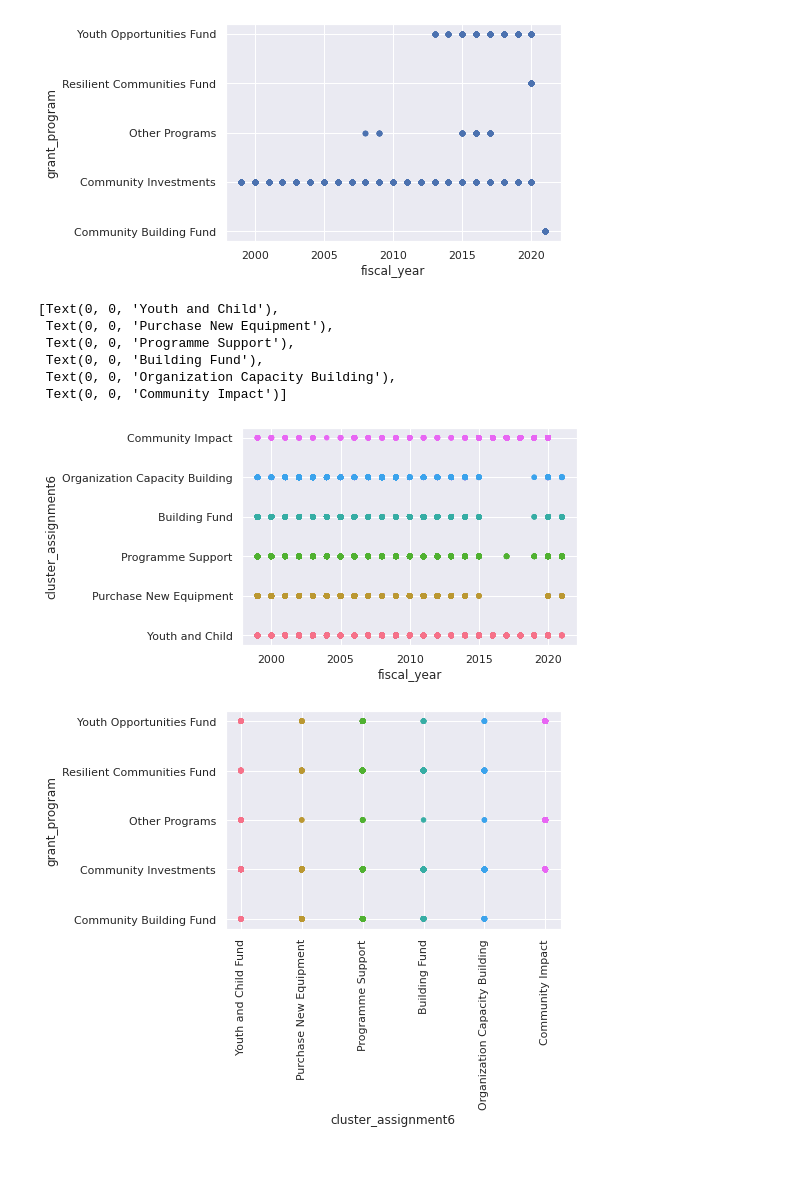
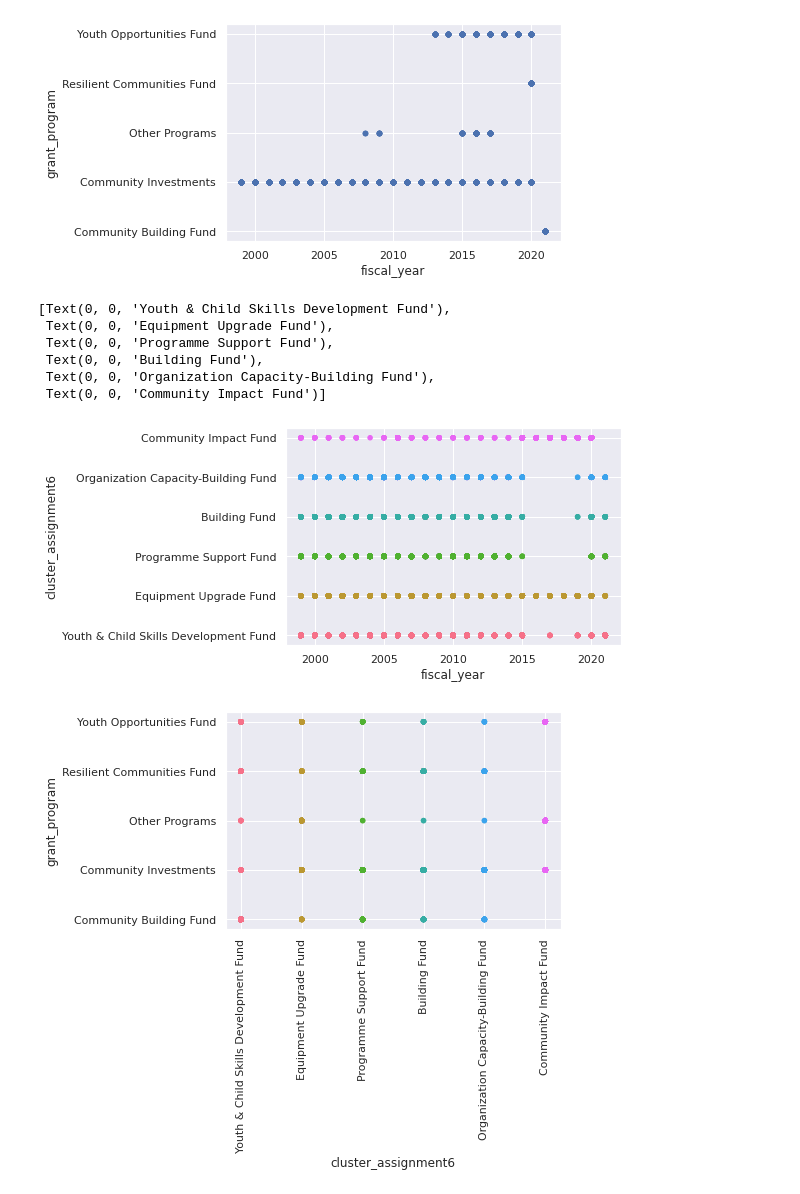
Before and after one commit to lalmaraz/otf_grants, a Jupyter notebook: Revised_INF_2179_Group_Project.ipynb, the cells around one changed output. Cells and saved outputs as stored; diff of their text form; code cells hidden in the pictures; blank space fills up the shorter version.

```diff
--- a/Revised_INF_2179_Group_Project.ipynb
+++ b/Revised_INF_2179_Group_Project.ipynb
@@ -520,7 +483,9 @@ if recompute:
     k_model3.fit(Extracted_Features_scaled)
     cluster_assignment3 = k_model3.predict(Extracted_Features_scaled)
     clusters3=Extracted_Features_scaled.groupby(cluster_assignment3).mean()
-    clusters3
+
+    cluster_assignment3=pd.DataFrame(cluster_assignment3)
+    cluster_assignment3.to_csv('cluster_assignment3.csv', index=False)
 
     clusters_index3 = pd.Series(range(3))
     clusters3['clusters3']=clusters_index3
@@ -538,6 +503,14 @@ if recompute:
     #sort data by clusters and weights
     clusters3=clusters3.sort_values(by=['clusters3','weights'], ascending=[True,False])
     clusters3.to_csv('clusters3.csv', index=False)
-    clusters3
+    clusters3_top5 = clusters3.groupby(["clusters3"]).apply(lambda x: x.sort_values(["weights"], ascending = False)).reset_index(drop=True)
+    clusters3_top5=clusters3_top5.groupby('clusters3').head(5)
+    clusters3_top5.to_csv('clusters3_top5.csv', index=False)
+    clusters3_top5
+
 else:
     clusters3 = pd.read_csv('clusters3.csv')
+    clusters3_top5 = pd.read_csv('clusters3_top5.csv')
+    clusters3_top5
+
+clusters3_top5
@@ -574,7 +543,9 @@ if recompute:
     k_model4.fit(Extracted_Features_scaled)
     cluster_assignment4 = k_model4.predict(Extracted_Features_scaled)
     clusters4=Extracted_Features_scaled.groupby(cluster_assignment4).mean()
-    clusters4
+
+    cluster_assignment4=pd.DataFrame(cluster_assignment4)
+    cluster_assignment4.to_csv('cluster_assignment4.csv', index=False)
 
     clusters_index4 = pd.Series(range(4))
     clusters4['clusters4']=clusters_index4
@@ -589,9 +560,16 @@ if recompute:
     #reset index
     clusters4 = clusters4.reset_index()
 
-    #sort data by clusters and weights
+    #sort data by clusters and weights in decending order
     clusters4=clusters4.sort_values(by=['clusters4','weights'], ascending=[True,False])
     clusters4.to_csv('clusters4.csv', index=False)
-    clusters4
+    clusters4_top5 = clusters4.groupby(["clusters4"]).apply(lambda x: x.sort_values(["weights"], ascending = False)).reset_index(drop=True)
+    clusters4_top5=clusters4_top5.groupby('clusters4').head(5)
+    clusters4_top5.to_csv('clusters4_top5.csv', index=False)
+    clusters4_top5
+
 else:
     clusters4 = pd.read_csv('clusters4.csv')
+    clusters4_top5 = pd.read_csv('clusters4_top5.csv')
+
+clusters4_top5
@@ -630,7 +603,9 @@ if recompute:
     k_model6.fit(Extracted_Features_scaled)
     cluster_assignment6 = k_model6.predict(Extracted_Features_scaled)
     clusters6=Extracted_Features_scaled.groupby(cluster_assignment6).mean()
-    clusters6
+
+    cluster_assignment6=pd.DataFrame(cluster_assignment6)
+    cluster_assignment6.to_csv('cluster_assignment6.csv', index=False)
 
     clusters_index6 = pd.Series(range(6))
     clusters6['clusters6']=clusters_index6
@@ -648,7 +623,13 @@ if recompute:
     #sort data by clusters and weights
     clusters6=clusters6.sort_values(by=['clusters6','weights'], ascending=[True,False])
     clusters6.to_csv('clusters6.csv', index=False)
-    clusters6
+    clusters6_top5 = clusters6.groupby(["clusters6"]).apply(lambda x: x.sort_values(["weights"], ascending = False)).reset_index(drop=True)
+    clusters6_top5=clusters6_top5.groupby('clusters6').head(5)
+    clusters6_top5.to_csv('clusters6_top5.csv', index=False)
+    clusters6_top5
 
 else:
     clusters6 = pd.read_csv('clusters6.csv')
+    clusters6_top5 = pd.read_csv('clusters6_top5.csv')
+
+clusters6_top5
@@ -836,27 +830,27 @@ ax.set_yticklabels(('Community Building Fund','Community Investments', 'Other Pr
 # %%
 # Examining Cluster distribution over the last 20 years
 
 colors = sns.color_palette('husl', n_colors=Merged_data['cluster_assignment6'].nunique())
 colors_mapping = {x:colors[x] for x in Merged_data['cluster_assignment6'].unique()}
 
 ax = Merged_data.plot.scatter('fiscal_year','cluster_assignment6', color=Merged_data['cluster_assignment6'].map(colors_mapping))
 plt.yticks(range(0, 6))
-ax.set_yticklabels(('Youth and Child Fund','Purchase New Equipment', 'Programme Support', 'Building Fund', 'Organization Capacity Building','Community Impact'))
+ax.set_yticklabels(('Youth & Child Skills Development Fund','Equipment Upgrade Fund', 'Programme Support Fund', 'Building Fund', 'Organization Capacity-Building Fund','Community Impact Fund'))
 # %% [output]
-[Text(0, 0, 'Youth and Child'),
- Text(0, 0, 'Purchase New Equipment'),
- Text(0, 0, 'Programme Support'),
+[Text(0, 0, 'Youth & Child Skills Development Fund'),
+ Text(0, 0, 'Equipment Upgrade Fund'),
+ Text(0, 0, 'Programme Support Fund'),
  Text(0, 0, 'Building Fund'),
- Text(0, 0, 'Organization Capacity Building'),
- Text(0, 0, 'Community Impact')]
+ Text(0, 0, 'Organization Capacity-Building Fund'),
+ Text(0, 0, 'Community Impact Fund')]
-[figure, old version]
+[figure, new version]
 # %%
 ax = Merged_data.plot.scatter('cluster_assignment6', 'grant_program', color=Merged_data['cluster_assignment6'].map(colors_mapping))
 plt.yticks(range(1, 6))
 ax.set_yticklabels(('Community Building Fund','Community Investments', 'Other Programs', 'Resilient Communities Fund', 'Youth Opportunities Fund'))
 plt.xticks(range(0, 6))
-ax.set_xticklabels(('Youth and Child Fund','Purchase New Equipment', 'Programme Support', 'Building Fund', 'Organization Capacity Building','Community Impact'))
+ax.set_xticklabels(('Youth & Child Skills Development Fund','Equipment Upgrade Fund', 'Programme Support Fund', 'Building Fund', 'Organization Capacity-Building Fund','Community Impact Fund'))
 for item in ax.get_xticklabels():
     item.set_rotation(90)
 # %% [output]
-[figure, old version]
+[figure, new version]
```
Also changed, not shown: parts of 32 cells of this notebook, 18 other files.
